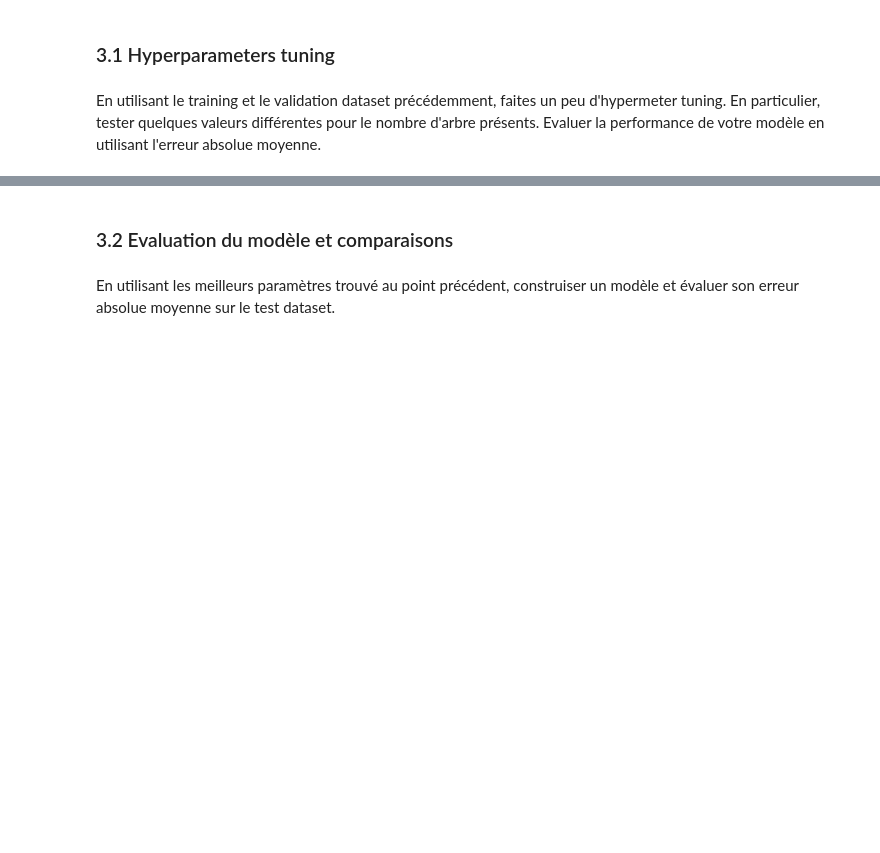
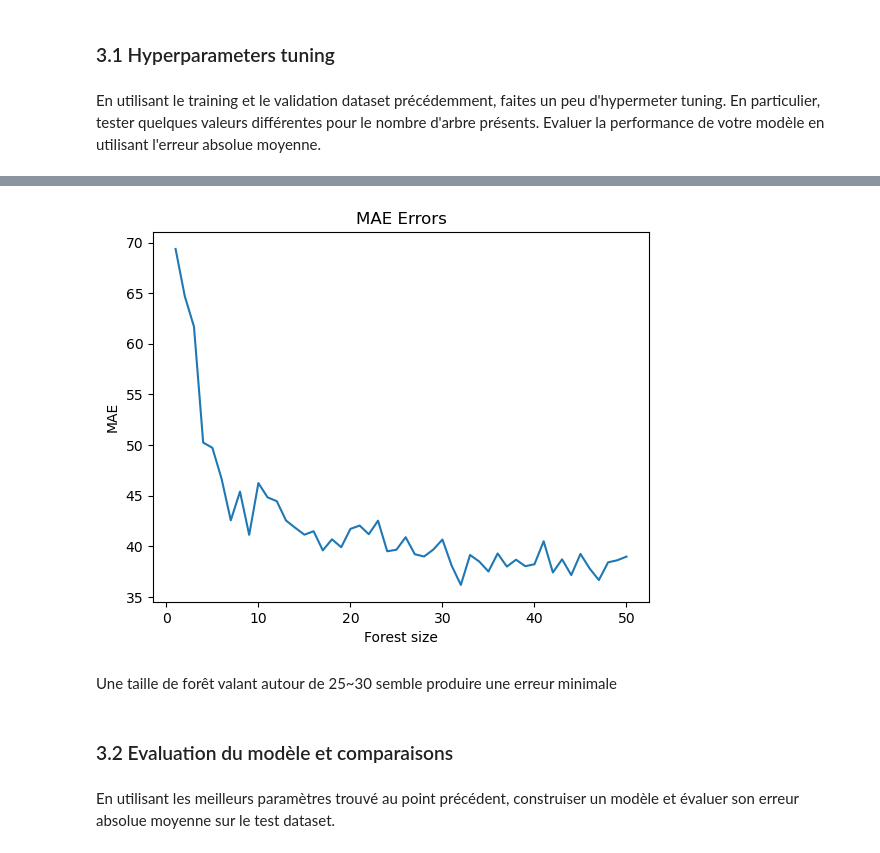
Before and after one commit to HUART1848/APV_L7, a Jupyter notebook: TP7.ipynb, the cells around one changed output, grey strips where cells are left out. Saved outputs shown, nothing was run; the diff lists cells and outputs as text; code cells hidden in the pictures; blank space fills up the shorter version.

```diff
--- a/TP7.ipynb
+++ b/TP7.ipynb
@@ -245,3 +287,14 @@ Taille: Erreurs
+# %%
+plt.plot(sizes, errors)
+
+plt.xlabel("Forest size")
+plt.ylabel("MAE")
+plt.title("MAE Errors")
+plt.show()
+# %% [output]
+[figure, added]
+# %% [markdown]
+Une taille de forêt valant autour de 25~30 semble produire une erreur minimale
 # %% [markdown]
 ### 3.2 Evaluation du modèle et comparaisons
 # %% [markdown]
```
Also changed, not shown: parts of 6 cells of this notebook.
